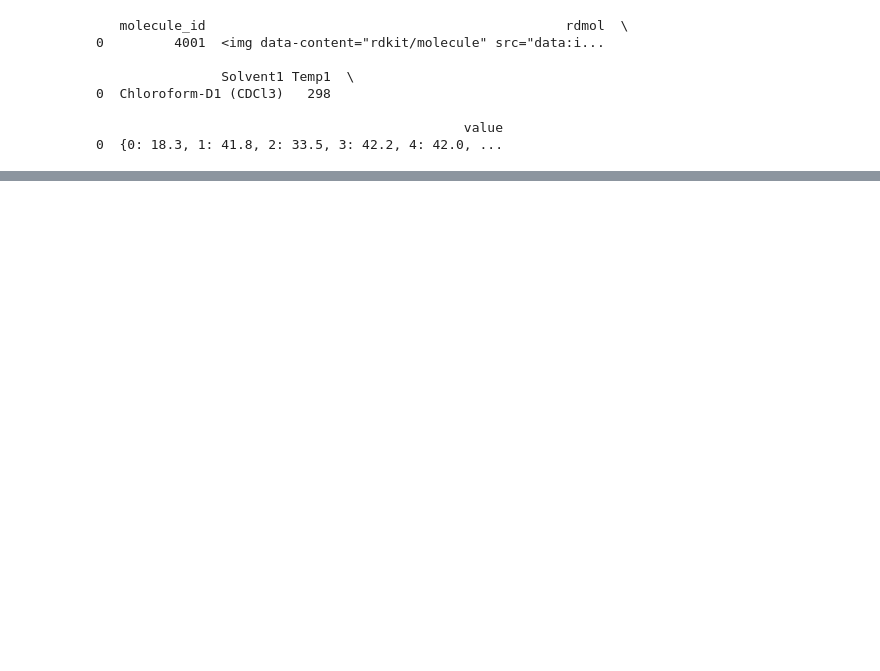
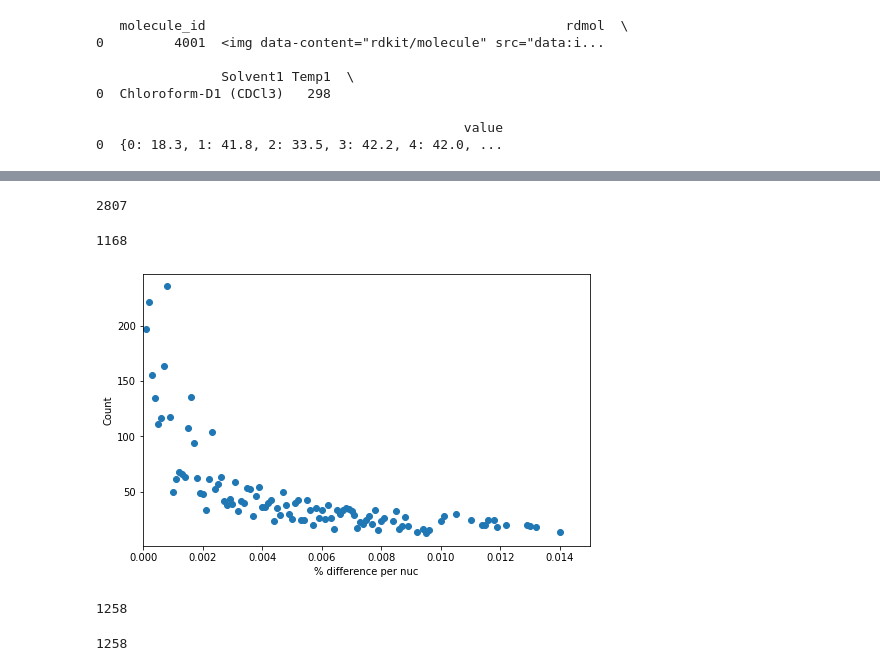
Before and after one commit to aajanqd/k-gnn, a Jupyter notebook: nmr_shift_data/My Preprocessing.ipynb, the cells around one changed output, grey strips where cells are left out. Cells and saved outputs as stored; diff of their text form; code cells hidden in the pictures; blank space fills up the shorter version.

```diff
--- a/nmr_shift_data/My Preprocessing.ipynb
+++ b/nmr_shift_data/My Preprocessing.ipynb
@@ -729,0 +940,5 @@ g2.drop_duplicates(keep = 'first', inplace = True)
+# %%
+diffs = []
+for index, row in f.iterrows():
+    for v in row['perc_differences_per_nuc']:
+        diffs.append(v)
@@ -729,0 +949,7 @@ g2.drop_duplicates(keep = 'first', inplace = True)
+# %%
+diffs_dict = {}
+for i in diffs:
+    if i not in diffs_dict:
+        diffs_dict[i] = 1
+    else:
+        diffs_dict[i] += 1
@@ -729,0 +984,4 @@ g2.drop_duplicates(keep = 'first', inplace = True)
+# %%
+vals = [0.0008,0.0002,0.0001,0.0007,0.0003,0.0004,0.0006,0.0005,0.0016,0.0009,0.0015,0.0023,0.0017,0.0014,0.0018,0.0024,0.0012,0.0013,0.0039,0.0026,0.0031,0.0047,0.0025,0.0036,0.0011,0.0022,0.001,0.004,0.0019,0.0035,0.0038,0.0033,0.0029,0.0048,0.0027,0.0041,0.002,0.0043,0.0071,0.003,0.0085,0.0055,0.0028,0.0042,0.0034,0.0065,0.0021,0.007,0.0032,0.0051,0.0062,0.0054,0.0069,0.006,0.0078,0.0046,0.0056,0.0045,0.0052,0.0049,0.0068,0.0037,0.0058,0.0057,0.0063,0.0044,0.0076,0.0066,0.0101,0.0067,0.0081,0.0089,0.005,0.0053,0.0088,0.0059,0.0061,0.0077,0.0075,0.0073,0.0105,0.0072,0.0116,0.0084,0.0074,0.0114,0.0094,0.0118,0.008,0.0087,0.0064,0.0092,0.0086,0.0095,0.011,0.013,0.0079,0.0122,0.0132,0.0096,0.0119,0.0129,0.01,0.0115,0.014]
+# %%
+high_counts = {k:v for k,v in diffs_dict.items() if k in vals}
@@ -729,0 +990,4 @@ g2.drop_duplicates(keep = 'first', inplace = True)
+# %%
+sum(high_vals.values())
+# %% [output]
+2807
@@ -729,0 +996,15 @@ g2.drop_duplicates(keep = 'first', inplace = True)
+# %%
+sum(high_high_vals.values())
+# %% [output]
+1168
+# %%
+import matplotlib.pyplot as plt
+x, y = list(high_counts.keys()), list(high_counts.values())
+plt.figure(figsize=(8,5))
+plt.scatter(x,y)
+plt.xlabel('% difference per nuc')
+plt.ylabel('Count')
+plt.xlim(0,0.015)
+plt.show()
+# %% [output]
+[figure, added]
@@ -729,0 +1016,4 @@ g2.drop_duplicates(keep = 'first', inplace = True)
+# %%
+len(diffs_per_mol)
+# %% [output]
+1258
@@ -729,0 +1027,4 @@ g2.drop_duplicates(keep = 'first', inplace = True)
+# %%
+sum(diffs_per_mol_dict.values())
+# %% [output]
+1258
```
Also changed, not shown: parts of 70 cells of this notebook, 3 other files.
